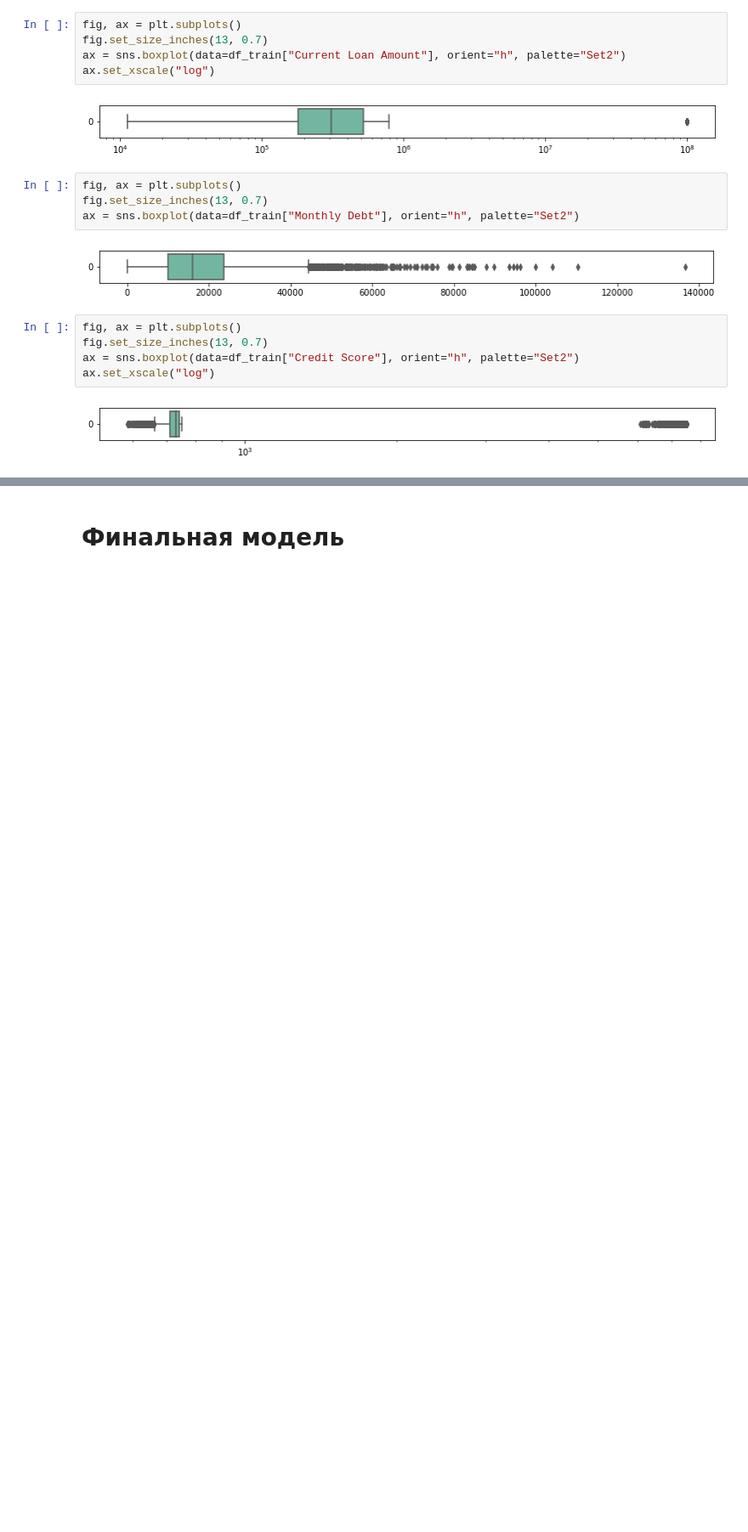
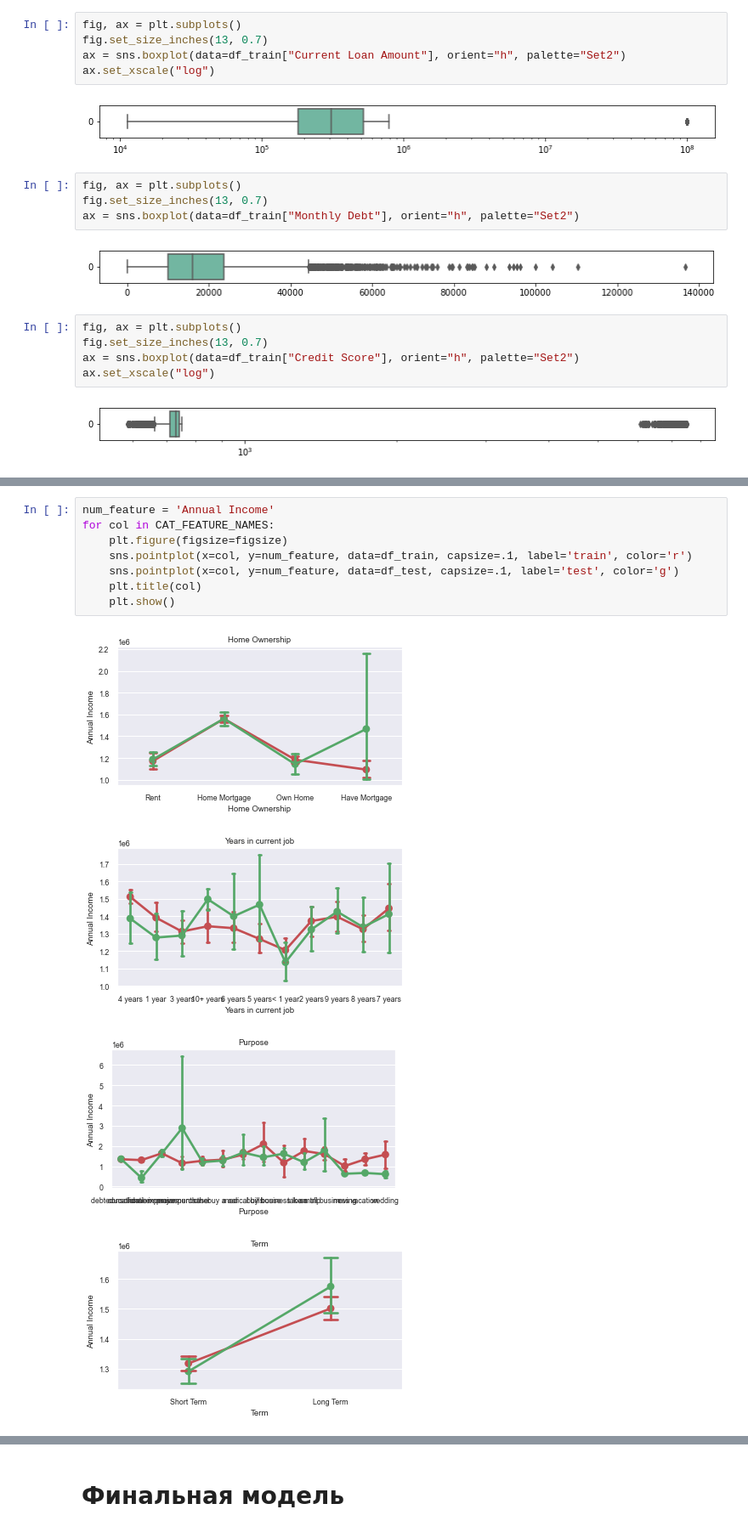
Before and after one commit to AndreiBazhenau/gb, a Jupyter notebook: ds_libs2/AKalinichenko_solution.ipynb, the cells around one changed output, grey strips where cells are left out. Shown at 85% size. Drawn from its saved outputs; the diff is of its cells as text; blank space fills up the shorter version.

```diff
--- a/ds_libs2/AKalinichenko_solution.ipynb
+++ b/ds_libs2/AKalinichenko_solution.ipynb
@@ -1033,0 +836,13 @@ df_train["Credit Score"].hist(bins=100, grid=False, log=True);
+# %%
+num_feature = 'Annual Income'
+for col in CAT_FEATURE_NAMES:
+    plt.figure(figsize=figsize)
+    sns.pointplot(x=col, y=num_feature, data=df_train, capsize=.1, label='train', color='r')
+    sns.pointplot(x=col, y=num_feature, data=df_test, capsize=.1, label='test', color='g')
+    plt.title(col)
+    plt.show()
+# %% [output]
+[figure, added]
+[figure, added]
+[figure, added]
+[figure, added]
```
Also changed, not shown: parts of 117 cells of this notebook, 26 other files.
